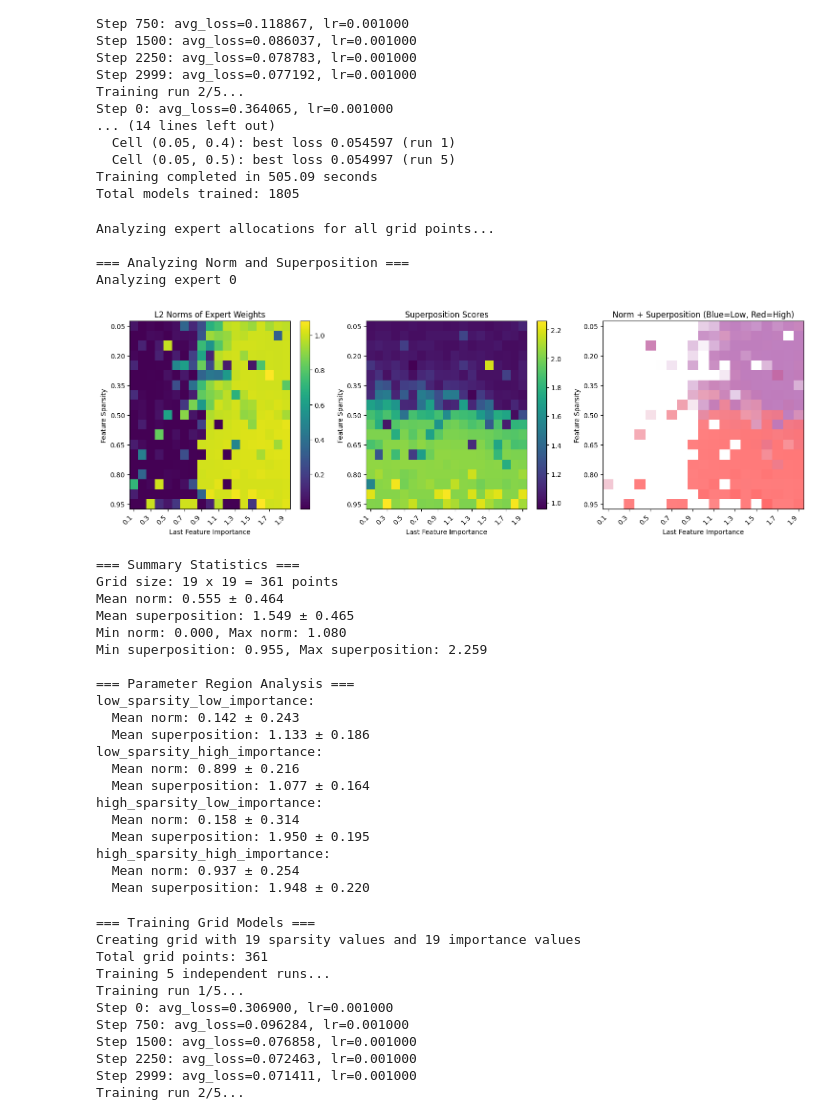
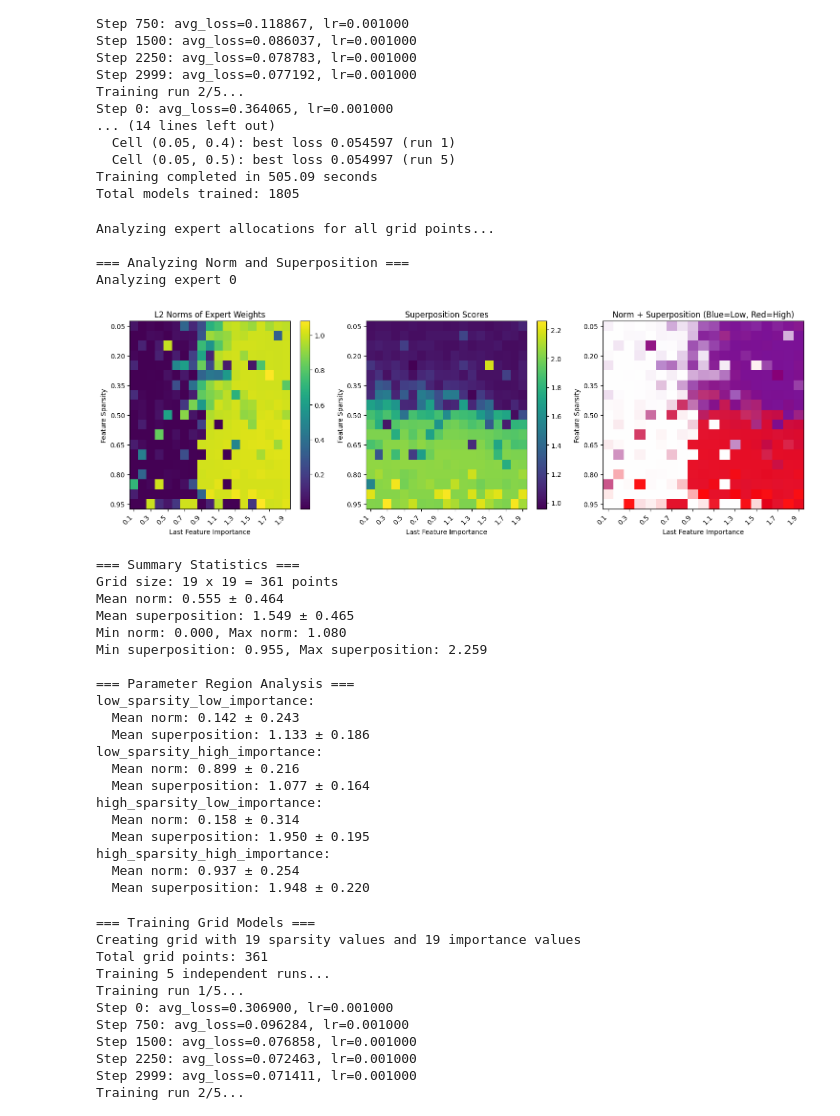
Before and after one commit to MarmikChaudhari/moe-superposition, a Jupyter notebook: phase_changes_revised.ipynb, the cells around one changed output. Saved outputs shown, nothing was run; the diff lists cells and outputs as text; code cells hidden in the pictures.

```diff
--- a/phase_changes_revised.ipynb
+++ b/phase_changes_revised.ipynb
@@ -589,7 +542,7 @@ sparsity_values = config.sparsity_values
 importance_values = config.importance_values
 
 
-for expert_id in range(config.n_experts):
+for expert_id in range(1):
     print(f"Analyzing expert {expert_id}")
 
     # Store metrics for each grid cell
@@ -636,10 +589,10 @@ for expert_id in range(config.n_experts):
             # Store RGB values for color visualization
             # Convert hex to RGB or use color_from_metrics directly
             rgb_color = color_from_metrics(
-                expert_metrics['norm']-0.5,
-                expert_metrics['super_score']/2,
-                max_norm=1, #np.max(norm_grid),  # You might want to compute actual max values
-                max_super=1 #np.max(superposition_grid)
+                expert_metrics['norm'],
+                expert_metrics['super_score'],
+                max_norm=np.max(norm_grid),  # You might want to compute actual max values
+                max_super=np.max(superposition_grid)
             )
             color_grid[i, j] = rgb_color
 
@@ -683,6 +636,8 @@ for expert_id in range(config.n_experts):
     plt.tight_layout()
     plt.show()
 
+plot_loss_grid_sparsity_last_feature_plotly(grid_results, config)
+
 # Print summary statistics
 print("\n=== Summary Statistics ===")
 print(f"Grid size: {len(sparsity_values)} x {len(importance_values)} = {len(grid_results)} points")
@@ -777,7 +732,7 @@ Step 0: avg_loss=0.364065, lr=0.001000
 Training completed in 505.09 seconds
 Total models trained: 1805
 # %%
-grid_results_211_5 = analyze_grid_models(training_results_311_5)
+grid_results_311_5 = analyze_grid_models(training_results_311_5)
 
 # Create norm and superposition analysis
 print("\n=== Analyzing Norm and Superposition ===")
@@ -786,7 +741,7 @@ sparsity_values = config.sparsity_values
 importance_values = config.importance_values
 
 
-for expert_id in range(config.n_experts):
+for expert_id in range(1):
     print(f"Analyzing expert {expert_id}")
 
     # Store metrics for each grid cell
@@ -797,7 +752,7 @@ for expert_id in range(config.n_experts):
     # Analyze each grid cell
     for i, sparsity in enumerate(sparsity_values):
         for j, importance in enumerate(importance_values):
-            result = grid_results_211_5[(sparsity, importance)]
+            result = grid_results_311_5[(sparsity, importance)]
 
             # Get expert weights (shape: [1, 2, 1] -> [2, 1])
             expert_weights = result['expert_weights']  # First (and only) expert
@@ -822,7 +777,7 @@ for expert_id in range(config.n_experts):
     # Analyze each grid cell
     for i, sparsity in enumerate(sparsity_values):
         for j, importance in enumerate(importance_values):
-            result = grid_results_211_5[(sparsity, importance)]
+            result = grid_results_311_5[(sparsity, importance)]
             expert_weights = result['expert_weights']  # First (and only) expert
 
             # Get weights for this expert
@@ -833,10 +788,10 @@ for expert_id in range(config.n_experts):
             # Store RGB values for color visualization
             # Convert hex to RGB or use color_from_metrics directly
             rgb_color = color_from_metrics(
-                expert_metrics['norm']-0.5,
-                expert_metrics['super_score']/2,
-                max_norm=1, #np.max(norm_grid),  # You might want to compute actual max values
-                max_super=1 #np.max(superposition_grid)
+                expert_metrics['norm'],
+                expert_metrics['super_score'],
+                max_norm=np.max(norm_grid),  # You might want to compute actual max values
+                max_super=np.max(superposition_grid)
             )
             color_grid[i, j] = rgb_color
 
@@ -880,39 +835,41 @@ for expert_id in range(config.n_experts):
     plt.tight_layout()
     plt.show()
 
+plot_loss_grid_sparsity_last_feature_plotly(grid_results_311_5, config, max_loss=.15)
+
 # Print summary statistics
 print("\n=== Summary Statistics ===")
-print(f"Grid size: {len(sparsity_values)} x {len(importance_values)} = {len(grid_results_211_5)} points")
+print(f"Grid size: {len(sparsity_values)} x {len(importance_values)} = {len(grid_results_311_5)} points")
 print(f"Mean norm: {np.mean(norm_grid):.3f} ± {np.std(norm_grid):.3f}")
 print(f"Mean superposition: {np.mean(superposition_grid):.3f} ± {np.std(superposition_grid):.3f}")
 print(f"Min norm: {np.min(norm_grid):.3f}, Max norm: {np.max(norm_grid):.3f}")
 print(f"Min superposition: {np.min(superposition_grid):.3f}, Max superposition: {np.max(superposition_grid):.3f}")
 
 # Analyze parameter regions
 print("\n=== Parameter Region Analysis ===")
 mid_sparsity = len(sparsity_values) // 2
 mid_importance = len(importance_values) // 2
 
 regions = {
     'low_sparsity_low_importance': (0, mid_sparsity, 0, mid_importance),
     'low_sparsity_high_importance': (0, mid_sparsity, mid_importance, len(importance_values)),
     'high_sparsity_low_importance': (mid_sparsity, len(sparsity_values), 0, mid_importance),
     'high_sparsity_high_importance': (mid_sparsity, len(sparsity_values), mid_importance, len(importance_values))
 }
 
 for region_name, (i_start, i_end, j_start, j_end) in regions.items():
     region_norms = norm_grid[i_start:i_end, j_start:j_end]
     region_super = superposition_grid[i_start:i_end, j_start:j_end]
 
     print(f"{region_name}:")
     print(f"  Mean norm: {np.mean(region_norms):.3f} ± {np.std(region_norms):.3f}")
     print(f"  Mean superposition: {np.mean(region_super):.3f} ± {np.std(region_super):.3f}")
 # %% [output]
 Analyzing expert allocations for all grid points...
 
 === Analyzing Norm and Superposition ===
 Analyzing expert 0
-[figure, old version]
+[figure, new version]
 === Summary Statistics ===
 Grid size: 19 x 19 = 361 points
 Mean norm: 0.555 ± 0.464
```
Also changed, not shown: parts of 14 cells of this notebook.
